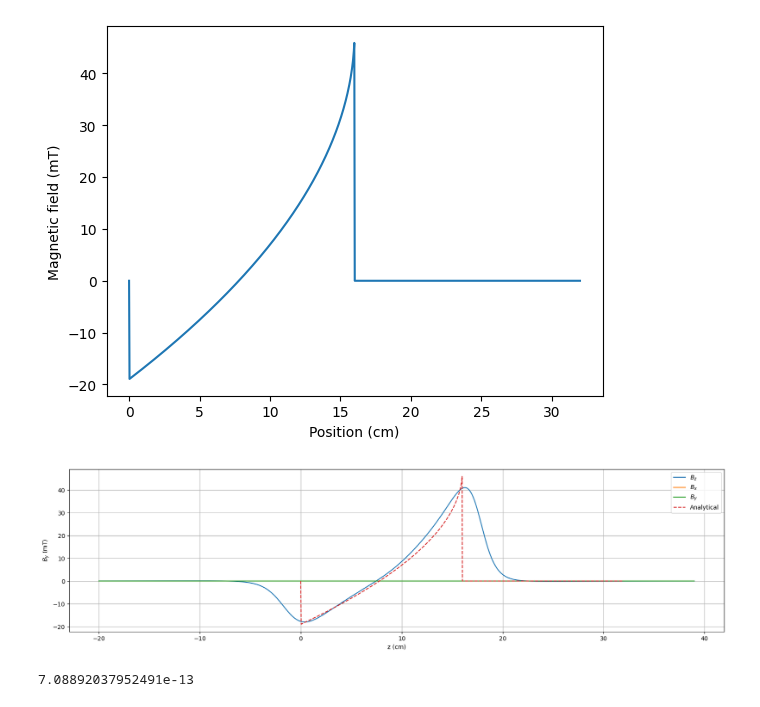
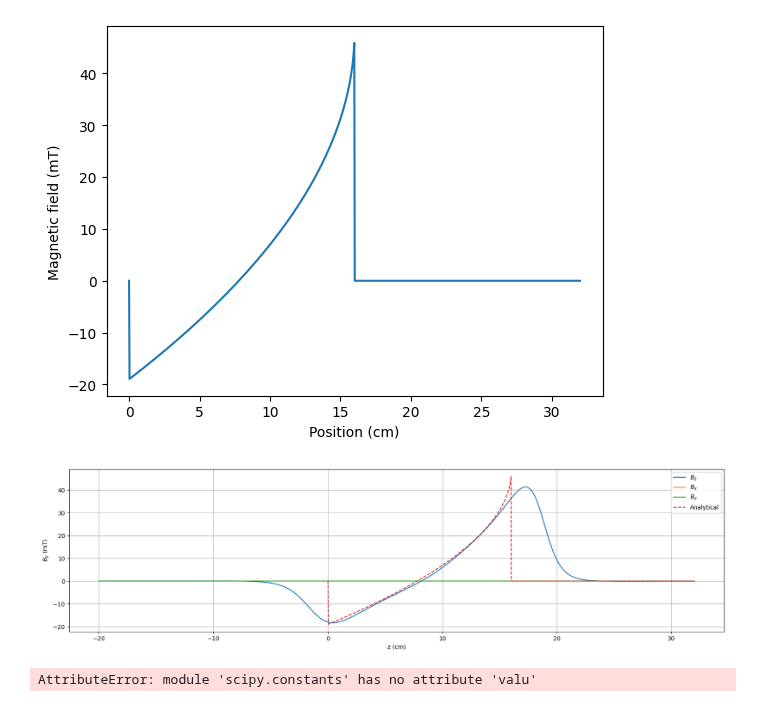
Before and after one commit to benfox4543/YB-zeeman-slower, a Jupyter notebook: halbach-1.ipynb, the cells around one changed output. Saved outputs shown, nothing was run; the diff lists cells and outputs as text; code cells hidden in the pictures.

Commit message:
fill magnetic array whihc futs the profile we want the best

```diff
--- a/halbach-1.ipynb
+++ b/halbach-1.ipynb
@@ -15,7 +15,7 @@ n = 8
 a = 0# distance it circles aroundthe center
 c = 30 #angle of first bar
 d =  24#angle of second bar
-b = -200# distnace the two section of the array are apart from each other
+b = -190# distnace the two section of the array are apart from each other
 k = -100 #the first and second magnent are apart
 e = 40
 l = -5
@@ -80,7 +80,7 @@ for i in angles:
     # zeeman_prof.add(cube5)
     # zeeman_prof.add(cube6)
     j = j+1
-magpy.show(zeeman_prof, backend='plotly')
+magpy.show(zeeman_prof.rotate_from_angax(0,'x'), backend='plotly')
 # %%
 Blab=  -67*1e-3
 b_0L =  48*1e-3
@@ -107,31 +107,32 @@ plt.ylabel('Magnetic field (mT)')
 Text(0, 0.5, 'Magnetic field (mT)')
 [figure]
 # %%
-z = np.linspace(-200,390,1000)
+z = np.linspace(-200,320,1000)
 b_y = []
 b_z = []
 b_x = []
 for i in z:
     b_x.append(zeeman_prof.getB([0,0,i])[0])
-    b_z.append(zeeman_prof.getB([0,0,i])[1])
-    b_y.append(zeeman_prof.getB([0,0,i])[2])
+    b_y.append(zeeman_prof.getB([0,0,i])[1])
+    b_z.append(zeeman_prof.getB([0,0,i])[2])
 
 fig,ax = plt.subplots(1,1,figsize=(20,5))
 plt.plot((z/10),np.array(b_x)*1e3)
 plt.plot((z/10),np.array(b_y)*1e3)
 plt.plot((z/10),np.array(b_z)*1e3)
 #plt.yticks([-20,0,20,40])
 #plt.xticks([-0.1,0,0.1,0.2,0.3,0.4])
 plt.xlabel('z (cm)')
 plt.plot(x,np.array(magg)*1e3, '--')
 
 plt.ylabel('$B_z$ (mT)')
 plt.legend(['$B_z$','$B_x$','$B_y$','Analytical'])
 plt.ylabel('$B_y$ (mT)')
 plt.grid()
 # %% [output]
-[figure, old version]
+[figure, new version]
-# %%
-max(b_z)*1e3
-# %% [output]
-7.08892037952491e-13
+# %%
+import scipy.constants as cts
+40*e-3*cts.valu('Bohr magneton ')/cts.hbar
+# %% [output]
+AttributeError: module 'scipy.constants' has no attribute 'valu'
```
